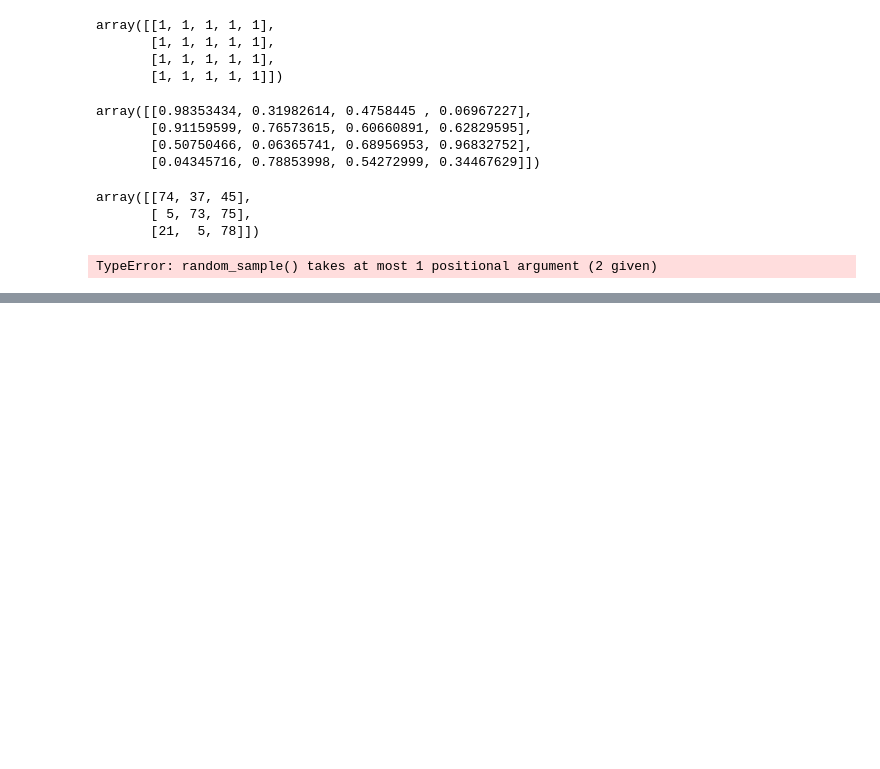
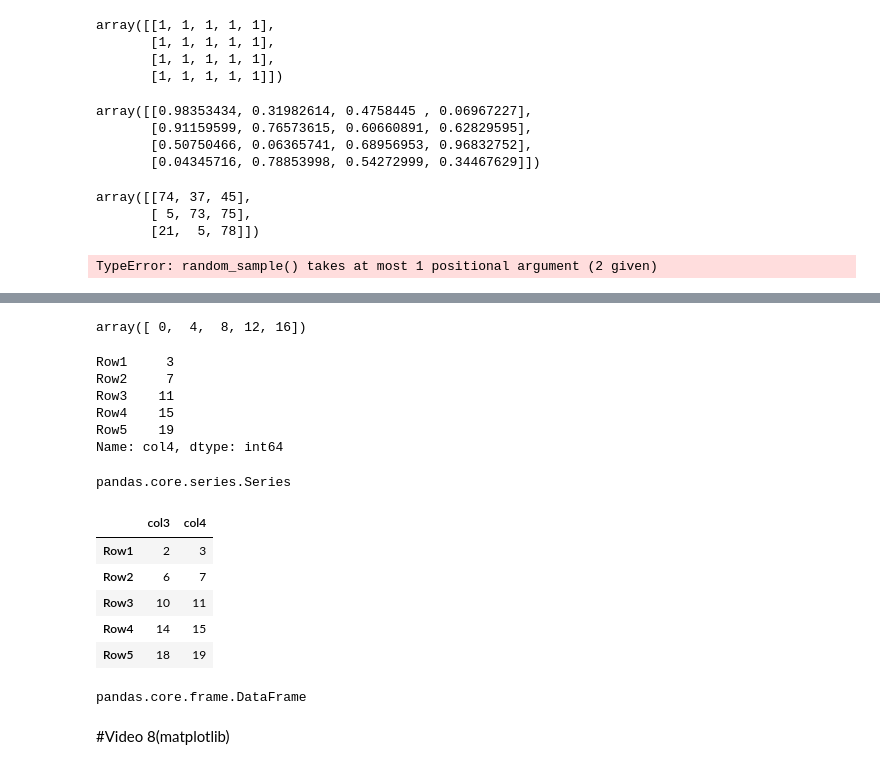
Before and after one commit to RapaDewan/Machine-Learning, a Jupyter notebook: Python/pyBasic.ipynb, the cells around one changed output, grey strips where cells are left out. Saved outputs shown, nothing was run; the diff lists cells and outputs as text; code cells hidden in the pictures; blank space fills up the shorter version.

```diff
--- a/Python/pyBasic.ipynb
+++ b/Python/pyBasic.ipynb
@@ -455,0 +574,32 @@ TypeError: random_sample() takes at most 1 positional argument (2 given)
+# %%
+df['col1'].unique()
+# %% [output]
+array([ 0,  4,  8, 12, 16])
+# %%
+df['col4']
+# %% [output]
+Row1     3
+Row2     7
+Row3    11
+Row4    15
+Row5    19
+Name: col4, dtype: int64
+# %%
+type(df['col4'])
+# %% [output]
+pandas.core.series.Series
+# %%
+df[['col3','col4']]
+# %% [output]
+|  | col3 | col4 |
+| Row1 | 2 | 3 |
+| Row2 | 6 | 7 |
+| Row3 | 10 | 11 |
+| Row4 | 14 | 15 |
+| Row5 | 18 | 19 |
+# %%
+type(df[['col3','col4']])
+# %% [output]
+pandas.core.frame.DataFrame
+# %% [markdown]
+#Video 8(matplotlib)
```
Also changed, not shown: parts of 16 cells of this notebook.
